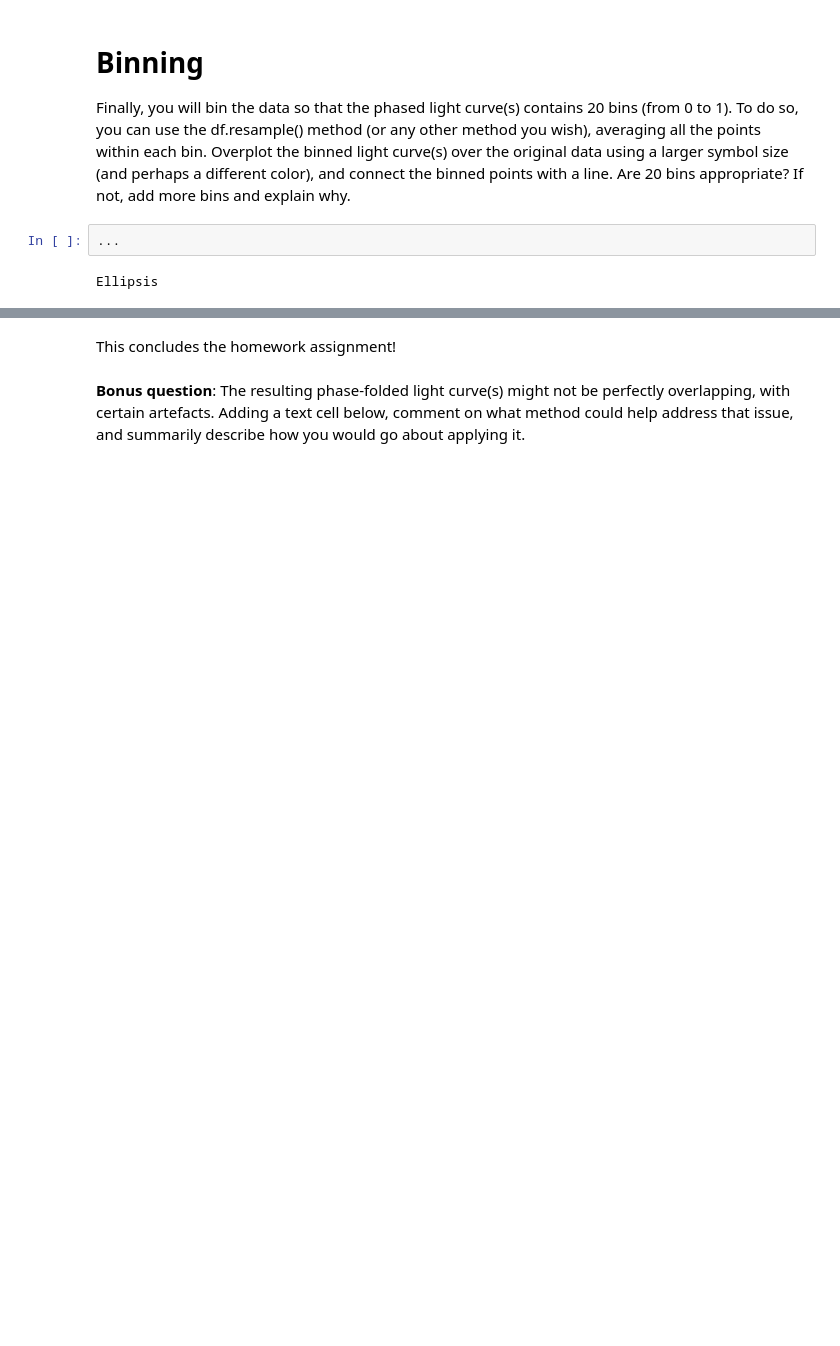
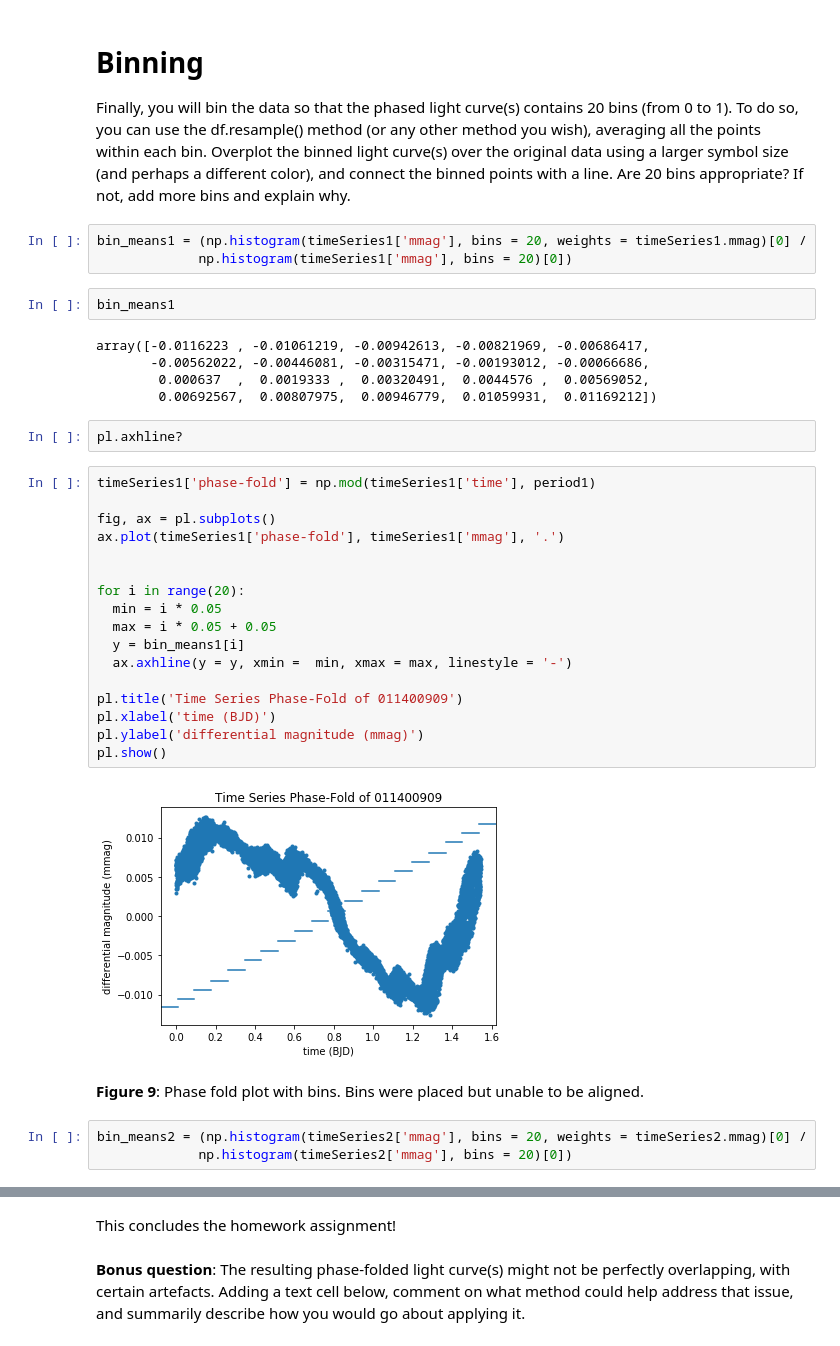
Before and after one commit to TedFess/DSPS_tFessaras, a Jupyter notebook: HW11/TESSlightcurves_tFessaras.ipynb, the cells around one changed output, grey strips where cells are left out. Cells and saved outputs as stored; diff of their text form; blank space fills up the shorter version.

```diff
--- a/HW11/TESSlightcurves_tFessaras.ipynb
+++ b/HW11/TESSlightcurves_tFessaras.ipynb
@@ -182,7 +209,39 @@ Text(0, 0.5, 'differential magnitude (mmag)')
 # **Binning**
 
 Finally, you will bin the data so that the phased light curve(s) contains 20 bins (from 0 to 1). To do so, you can use the df.resample() method (or any other method you wish), averaging all the points within each bin. Overplot the binned light curve(s) over the original data using a larger symbol size (and perhaps a different color), and connect the binned points with a line. Are 20 bins appropriate? If not, add more bins and explain why.
-# %%
-...
-# %% [output]
-Ellipsis
+# %%
+bin_means1 = (np.histogram(timeSeries1['mmag'], bins = 20, weights = timeSeries1.mmag)[0] /
+             np.histogram(timeSeries1['mmag'], bins = 20)[0])
+# %%
+bin_means1
+# %% [output]
+array([-0.0116223 , -0.01061219, -0.00942613, -0.00821969, -0.00686417,
+       -0.00562022, -0.00446081, -0.00315471, -0.00193012, -0.00066686,
+        0.000637  ,  0.0019333 ,  0.00320491,  0.0044576 ,  0.00569052,
+        0.00692567,  0.00807975,  0.00946779,  0.01059931,  0.01169212])
+# %%
+pl.axhline?
+# %%
+timeSeries1['phase-fold'] = np.mod(timeSeries1['time'], period1)
+
+fig, ax = pl.subplots()
+ax.plot(timeSeries1['phase-fold'], timeSeries1['mmag'], '.')
+
+
+for i in range(20):
+  min = i * 0.05
+  max = i * 0.05 + 0.05
+  y = bin_means1[i]
+  ax.axhline(y = y, xmin =  min, xmax = max, linestyle = '-')
+
+pl.title('Time Series Phase-Fold of 011400909')
+pl.xlabel('time (BJD)')
+pl.ylabel('differential magnitude (mmag)')
+pl.show()
+# %% [output]
+[figure, added]
+# %% [markdown]
+**Figure 9**: Phase fold plot with bins. Bins were placed but unable to be aligned.
+# %%
+bin_means2 = (np.histogram(timeSeries2['mmag'], bins = 20, weights = timeSeries2.mmag)[0] /
+             np.histogram(timeSeries2['mmag'], bins = 20)[0])
```
Also changed, not shown: parts of 12 cells of this notebook.
